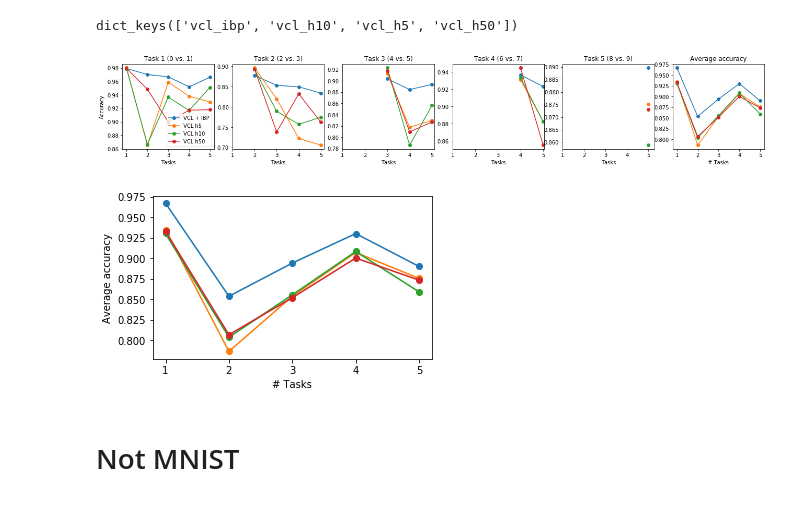
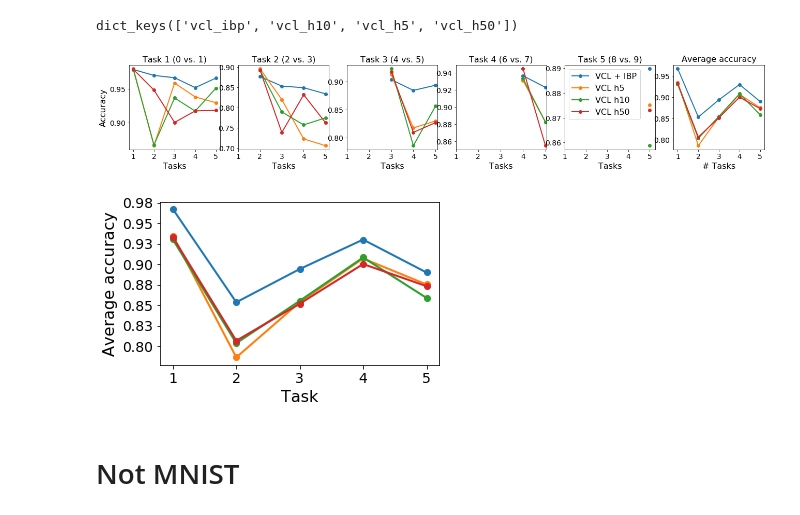
Before and after one commit to skezle/IBP_BNN, a Jupyter notebook: ddm/vcl_results_plot.ipynb, the cells around one changed output. Cells and saved outputs as stored; diff of their text form; code cells hidden in the pictures.

```diff
--- a/ddm/vcl_results_plot.ipynb
+++ b/ddm/vcl_results_plot.ipynb
@@ -680,6 +713,15 @@ __vcl_result = np.nanmean(vcl_result, (0,1))
 __vcl_result_h5 = np.nanmean(vcl_result_h5, (0,1))
 __vcl_result_h50 = np.nanmean(vcl_result_h50, (0,1))
 # %%
+from matplotlib.ticker import FormatStrFormatter
+lw = 2
+grid_color = '0.1'
+grid_lw = 0.2
+title_size = 16
+label_size = 22
+tick_size = 14
+legend_size = 16
+
 titles = {0: "Task 1 (0 vs. 1)",
           1: "Task 2 (2 vs. 3)",
           2: "Task 3 (4 vs. 5)",
@@ -688,49 +730,56 @@ titles = {0: "Task 1 (0 vs. 1)",
 no_tasks=5
 fig, ax = plt.subplots(1, 6, figsize=(22, 3))
 for i in range(no_tasks):
-    ax[i].plot(np.arange(len(ibp_acc[:, i]))+1, _ibp_acc[:, i], label='VCL + IBP', marker='o')
-    ax[i].plot(np.arange(len(vcl_result_h5[:, i]))+1, _vcl_result_h5[:, i], label='VCL h5', marker='o')
-    ax[i].plot(np.arange(len(vcl_result[:, i]))+1, _vcl_result[:, i], label='VCL h10', marker='o')
-    ax[i].plot(np.arange(len(vcl_result_h50[:, i]))+1, _vcl_result_h50[:, i], label='VCL h50', marker='o')
-    ax[i].set_title(titles[i])
+    ax[i].plot(np.arange(len(ibp_acc[:, i]))+1, _ibp_acc[:, i], label='VCL + IBP', marker='o', linewidth=lw)
+    ax[i].plot(np.arange(len(vcl_result_h5[:, i]))+1, _vcl_result_h5[:, i], label='VCL h5', marker='o', linewidth=lw)
+    ax[i].plot(np.arange(len(vcl_result[:, i]))+1, _vcl_result[:, i], label='VCL h10', marker='o', linewidth=lw)
+    ax[i].plot(np.arange(len(vcl_result_h50[:, i]))+1, _vcl_result_h50[:, i], label='VCL h50', marker='o', linewidth=lw)
+    ax[i].set_title(titles[i], fontsize=legend_size)
     ax[i].set_xticks(range(1, len(vcl_result[:,i])+1))
-    ax[i].set_xlabel('Tasks')
+    ax[i].set_xlabel('Tasks', fontsize=legend_size)
+    ax[i].tick_params(labelsize=tick_size)
+    ax[i].yaxis.set_major_formatter(FormatStrFormatter('%.2f'))
+    if i == 4:
+        ax[i].legend(fontsize=legend_size)
     if i == 0:
-        ax[i].legend()
-        ax[i].set_ylabel('Accuracy')
+        ax[i].set_ylabel('Accuracy', fontsize=legend_size)
 
-ax[5].plot(np.arange(len(__ibp_acc))+1, __ibp_acc, label='VCL + IBP', marker='o')
-ax[5].plot(np.arange(len(__vcl_result))+1, __vcl_result_h5, label='VCL h5', marker='o')
-ax[5].plot(np.arange(len(__vcl_result))+1, __vcl_result, label='VCL h10', marker='o')
-ax[5].plot(np.arange(len(_vcl_result))+1, __vcl_result_h50, label='VCL h50', marker='o')
+ax[5].plot(np.arange(len(__ibp_acc))+1, __ibp_acc, label='VCL + IBP', marker='o', linewidth=lw)
+ax[5].plot(np.arange(len(__vcl_result))+1, __vcl_result_h5, label='VCL h5', marker='o', linewidth=lw)
+ax[5].plot(np.arange(len(__vcl_result))+1, __vcl_result, label='VCL h10', marker='o', linewidth=lw)
+ax[5].plot(np.arange(len(_vcl_result))+1, __vcl_result_h50, label='VCL h50', marker='o', linewidth=lw)
 ax[5].set_xticks(range(1, len(_ibp_acc)+1))
-ax[5].set_title('Average accuracy')
-ax[5].set_xlabel('# Tasks')
-#ax[5].legend()
+ax[5].set_title('Average accuracy', fontsize=legend_size)
+ax[5].set_xlabel('# Tasks', fontsize=legend_size)
+ax[5].tick_params(labelsize=tick_size)
+ax[5].yaxis.set_major_formatter(FormatStrFormatter('%.2f'))
 plt.savefig("plots/image_background_noise_all.pdf", bbox_inches='tight')
 fig.show()
 # %% [output]
-[figure, old version]
+[figure, new version]
 # %%
 _ibp_acc = np.nanmean(ibp_acc, (0,1))
 _vcl_result = np.nanmean(vcl_result, (0,1))
 _vcl_result_h5 = np.nanmean(vcl_result_h5, (0,1))
 _vcl_result_h50 = np.nanmean(vcl_result_h50, (0,1))
 
 fig = plt.figure(figsize=(5,3))
 ax = plt.gca()
-plt.plot(np.arange(len(_ibp_acc))+1, _ibp_acc, label='VCL + IBP', marker='o')
-plt.plot(np.arange(len(_vcl_result))+1, _vcl_result_h5, label='VCL h5', marker='o')
-plt.plot(np.arange(len(_vcl_result))+1, _vcl_result, label='VCL h10', marker='o')
-plt.plot(np.arange(len(_vcl_result))+1, _vcl_result_h50, label='VCL h50', marker='o')
+plt.plot(np.arange(len(_ibp_acc))+1, _ibp_acc, label='VCL + IBP', marker='o', linewidth=lw)
+plt.plot(np.arange(len(_vcl_result))+1, _vcl_result_h5, label='VCL h5', marker='o', linewidth=lw)
+plt.plot(np.arange(len(_vcl_result))+1, _vcl_result, label='VCL h10', marker='o', linewidth=lw)
+plt.plot(np.arange(len(_vcl_result))+1, _vcl_result_h50, label='VCL h50', marker='o', linewidth=lw)
 ax.set_xticks(range(1, len(_ibp_acc)+1))
-ax.set_ylabel('Average accuracy')
-ax.set_xlabel('# Tasks')
-#ax.legend()
+ax.set_ylabel('Average accuracy', fontsize=legend_size)
+ax.set_xlabel('Task', fontsize=legend_size)
+#ax.legend(fontsize=legend_size, loc='lower right')
+plt.xticks(fontsize=tick_size)
+plt.yticks(fontsize=tick_size)
+ax.yaxis.set_major_formatter(FormatStrFormatter('%.2f'))
 plt.savefig("plots/image_background_noise.pdf", bbox_inches='tight')
 fig.show()
 # %% [output]
-[figure, old version]
+[figure, new version]
 # %% [markdown]
 # Not MNIST
 # %%
```
Also changed, not shown: parts of 6 cells of this notebook.
